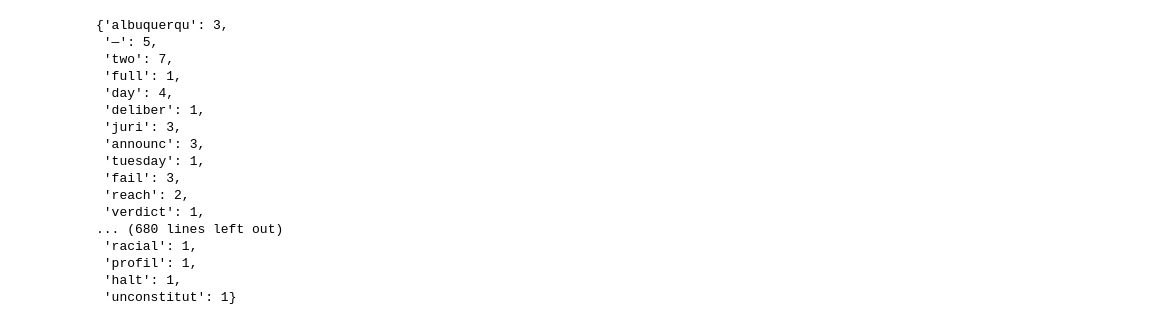
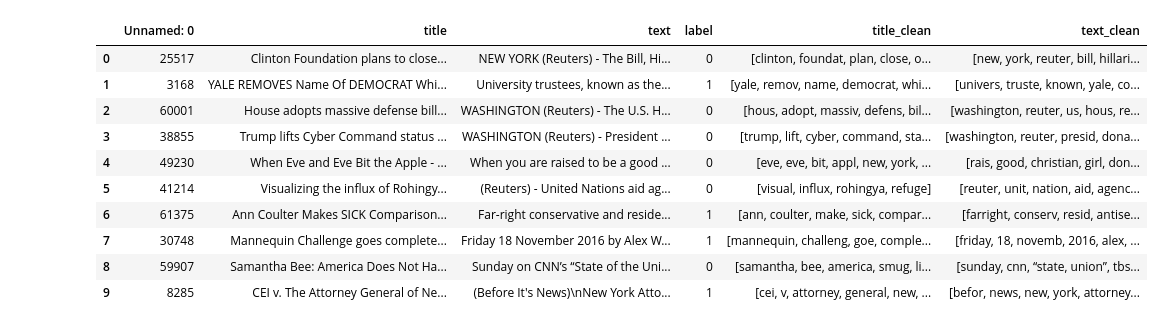
Before and after one commit to mariomauberger/fakeNewsClassification, a Jupyter notebook: fakeNewsClassification.ipynb, the cells around one changed output. Drawn from its saved outputs; the diff is of its cells as text; code cells hidden in the pictures.

```diff
--- a/fakeNewsClassification.ipynb
+++ b/fakeNewsClassification.ipynb
@@ -79,42 +76,41 @@ print(news_data["text"][0])
+# %%
+news_data
+# %% [output]
+|  | Unnamed: 0 | title | text | label | title_clean | text_clean |
+| 0 | 25517 | Clinton Foundation plans to close... | NEW YORK (Reuters) - The Bill, Hi... | 0 | [clinton, foundat, plan, close, o... | [new, york, reuter, bill, hillari... |
+| 1 | 3168 | YALE REMOVES Name Of DEMOCRAT Whi... | University trustees, known as the... | 1 | [yale, remov, name, democrat, whi... | [univers, truste, known, yale, co... |
+| 2 | 60001 | House adopts massive defense bill... | WASHINGTON (Reuters) - The U.S. H... | 0 | [hous, adopt, massiv, defens, bil... | [washington, reuter, us, hous, re... |
+| 3 | 38855 | Trump lifts Cyber Command status ... | WASHINGTON (Reuters) - President ... | 0 | [trump, lift, cyber, command, sta... | [washington, reuter, presid, dona... |
+| 4 | 49230 | When Eve and Eve Bit the Apple - ... | When you are raised to be a good ... | 0 | [eve, eve, bit, appl, new, york, ... | [rais, good, christian, girl, don... |
+| 5 | 41214 | Visualizing the influx of Rohingy... | (Reuters) - United Nations aid ag... | 0 | [visual, influx, rohingya, refuge] | [reuter, unit, nation, aid, agenc... |
+| 6 | 61375 | Ann Coulter Makes SICK Comparison... | Far-right conservative and reside... | 1 | [ann, coulter, make, sick, compar... | [farright, conserv, resid, antise... |
+| 7 | 30748 | Mannequin Challenge goes complete... | Friday 18 November 2016 by Alex W... | 1 | [mannequin, challeng, goe, comple... | [friday, 18, novemb, 2016, alex, ... |
+| 8 | 59907 | Samantha Bee: America Does Not Ha... | Sunday on CNN’s “State of the Uni... | 0 | [samantha, bee, america, smug, li... | [sunday, cnn, “state, union”, tbs... |
+| 9 | 8285 | CEI v. The Attorney General of Ne... | (Before It's News)\nNew York Atto... | 1 | [cei, v, attorney, general, new, ... | [befor, news, new, york, attorney... |
 # %%
-for sentence, label in zip(news_data["text"], news_data["label"]):
-  for word in sentence:
-    if label == 1:
-      if word in word_occurence_true:
-        word_occurence_true[word] += 1
+def calculate_word_occurences(text, labels):
+  occurence = {}
+  occurence_in_fake_articles = {}
+  occurence_in_real_articles = {}
+  for sentence, label in zip(news_data["text_clean"], news_data["label"]):
+    for word in sentence:
+      if label == 1:
+        if word in occurence_in_real_articles:
+          occurence_in_real_articles[word] += 1
+        else:
+          occurence_in_real_articles[word] = 1
       else:
-        word_occurence_true[word] = 1
-    else:
-      if word in word_occurence_false:
-        word_occurence_false[word] += 1
-      else:
-        word_occurence_false[word] = 1
+        if word in occurence_in_fake_articles:
+          occurence_in_fake_articles[word] += 1
+        else:
+          occurence_in_fake_articles[word] = 1
 
 
-    if word in word_occurence:
-      word_occurence[word] += 1
-    else:
-      word_occurence[word] = 1
+      if word in occurence:
+        occurence[word] += 1
+      else:
+        occurence[word] = 1
 
-word_occurence = dict(sorted(word_occurence.items(), key=lambda item: item[1], reverse=True))
+  occurence = dict(sorted(occurence.items(), key=lambda item: item[1], reverse=True))
 
-word_occurence_top = {k: word_occurence[k] for k in list(word_occurence)[:10]}
-word_occurence_false
+  return occurence, occurence_in_fake_articles, occurence_in_real_articles
-# %% [output]
-{'albuquerqu': 3,
- '—': 5,
- 'two': 7,
- 'full': 1,
- 'day': 4,
- 'deliber': 1,
- 'juri': 3,
- 'announc': 3,
- 'tuesday': 1,
- 'fail': 3,
- 'reach': 2,
- 'verdict': 1,
-... (680 lines left out)
- 'racial': 1,
- 'profil': 1,
- 'halt': 1,
- 'unconstitut': 1}
```
Also changed, not shown: parts of 22 cells of this notebook.
